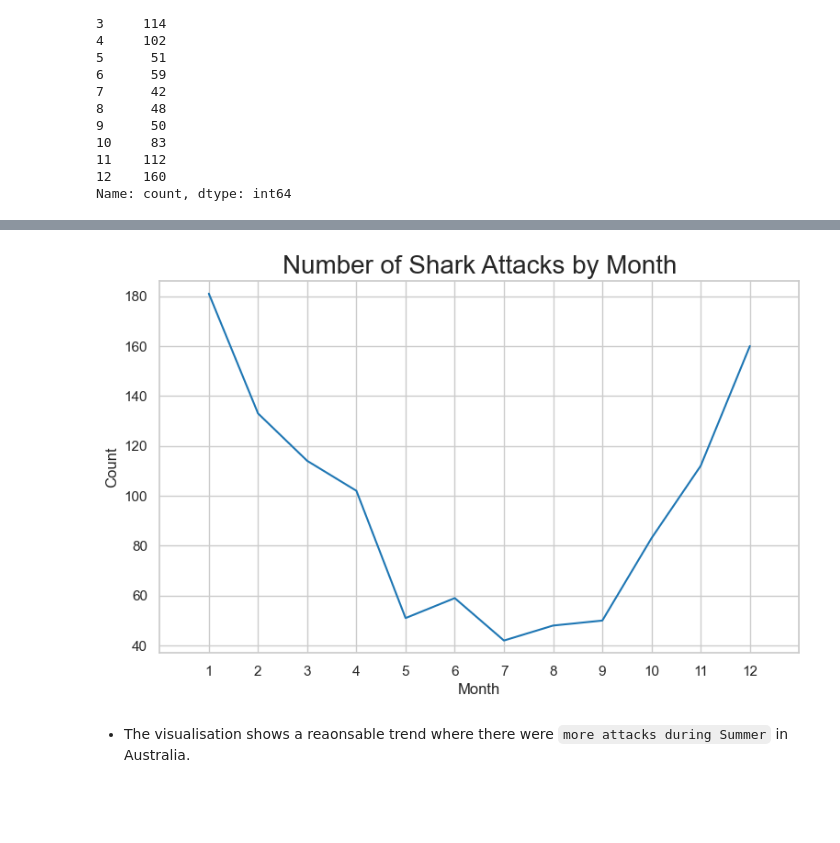
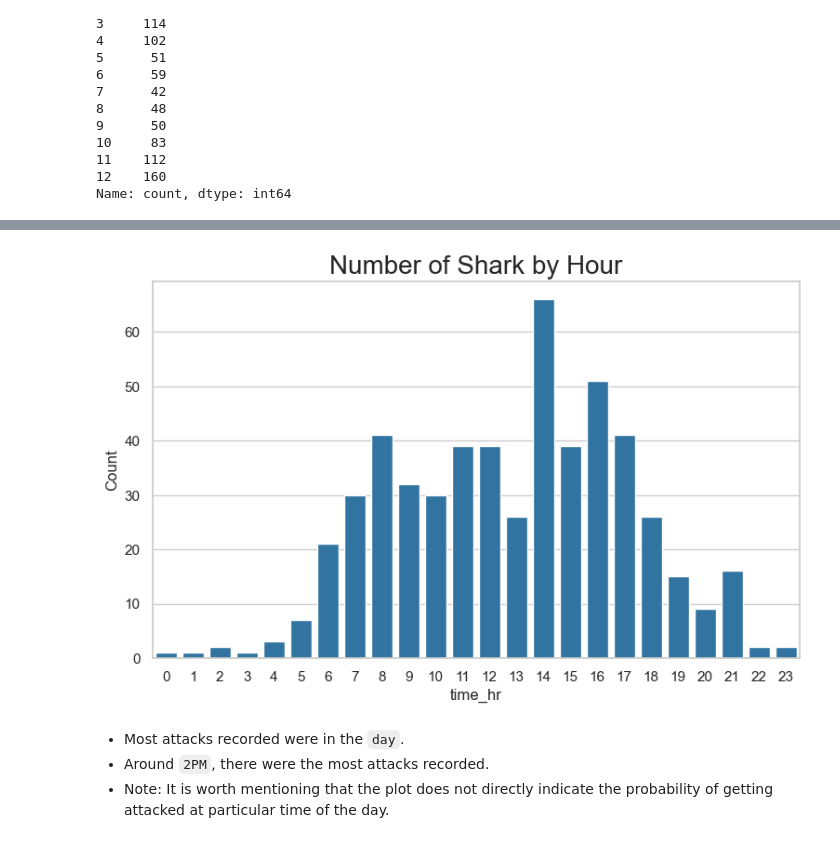
Before and after one commit to moscmh/shark, a Jupyter notebook: shark.ipynb, the cells around one changed output, grey strips where cells are left out. Cells and saved outputs as stored; diff of their text form; code cells hidden in the pictures; blank space fills up the shorter version.

Commit message:
cat_time next.

```diff
--- a/shark.ipynb
+++ b/shark.ipynb
@@ -317,0 +333,3 @@ Name: count, dtype: int64
+# %%
+hr_count = df['time_hr'].value_counts().sort_index()
+hr_count
@@ -318,15 +354,17 @@ Name: count, dtype: int64
 # %%
 fig, ax = plt.subplots(figsize=(8,5))
-# Line plot, average line, and maximum point
-sns.lineplot(x=month_count.index, y=month_count.values, markers="o", color='tab:blue')
+# Line plot and maximum point
+sns.barplot(x=hr_count.index, y=hr_count.values, color='tab:blue')
 # Axes labels and title
-plt.title("Number of Shark Attacks by Month", size=20)
+plt.title("Number of Shark by Hour", size=20)
 plt.ylabel("Count")
-# plt.ylim([0,35])
-ax.set(xticks=[i for i in range(1,13)], xticklabels=[i for i in range(1,13)], xlim=(0,13), ylim=(month_count.min()-5,month_count.max()+5))
+# Ticks
+ax.set(xticks=[i for i in range(24)], xticklabels=[i for i in range(24)])
 # Display
 plt.show()
 # %% [output]
-[figure, old version]
+[figure, new version]
-# %% [markdown]
-* The visualisation shows a reaonsable trend where there were `more attacks during Summer` in Australia.
+# %% [markdown]
+* Most attacks recorded were in the `day`.
+* Around `2PM`, there were the most attacks recorded.
+* Note: It is worth mentioning that the plot does not directly indicate the probability of getting attacked at particular time of the day.
```
Also changed, not shown: parts of 7 cells of this notebook.
